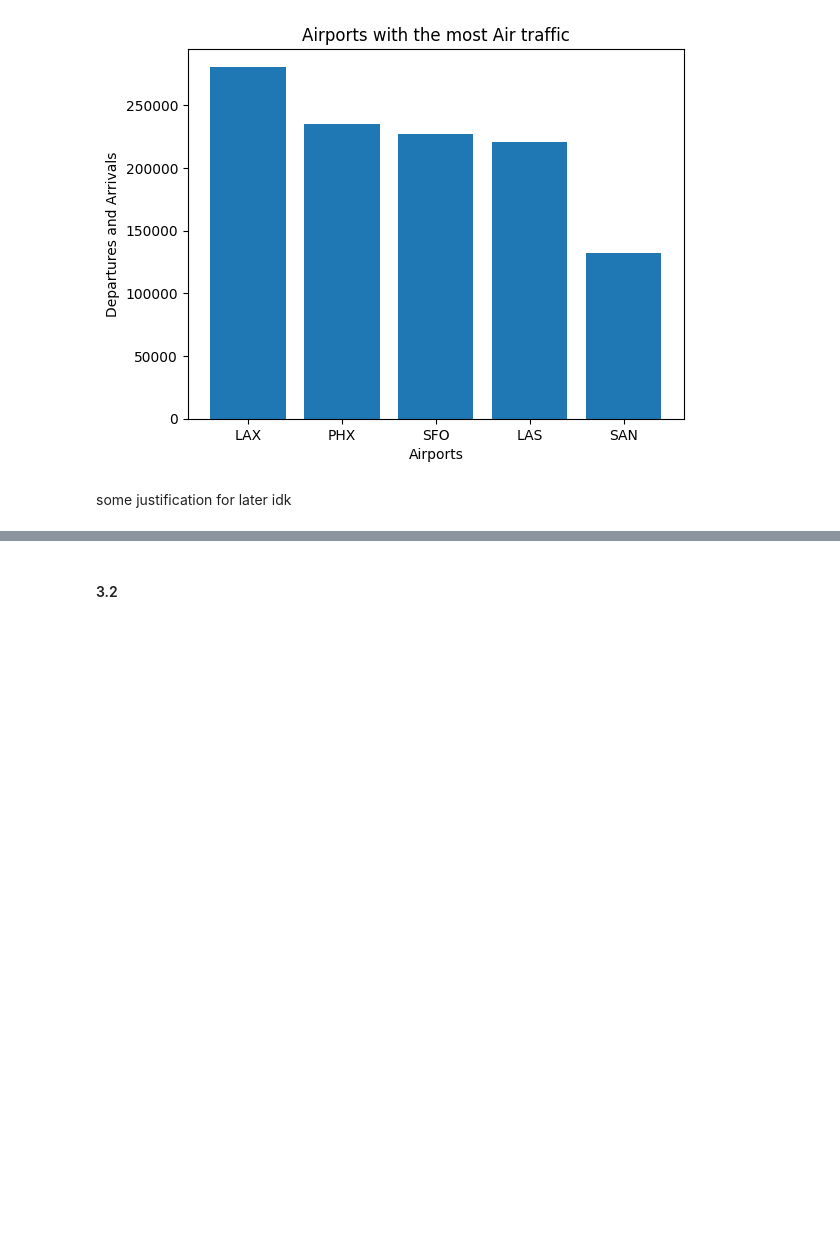
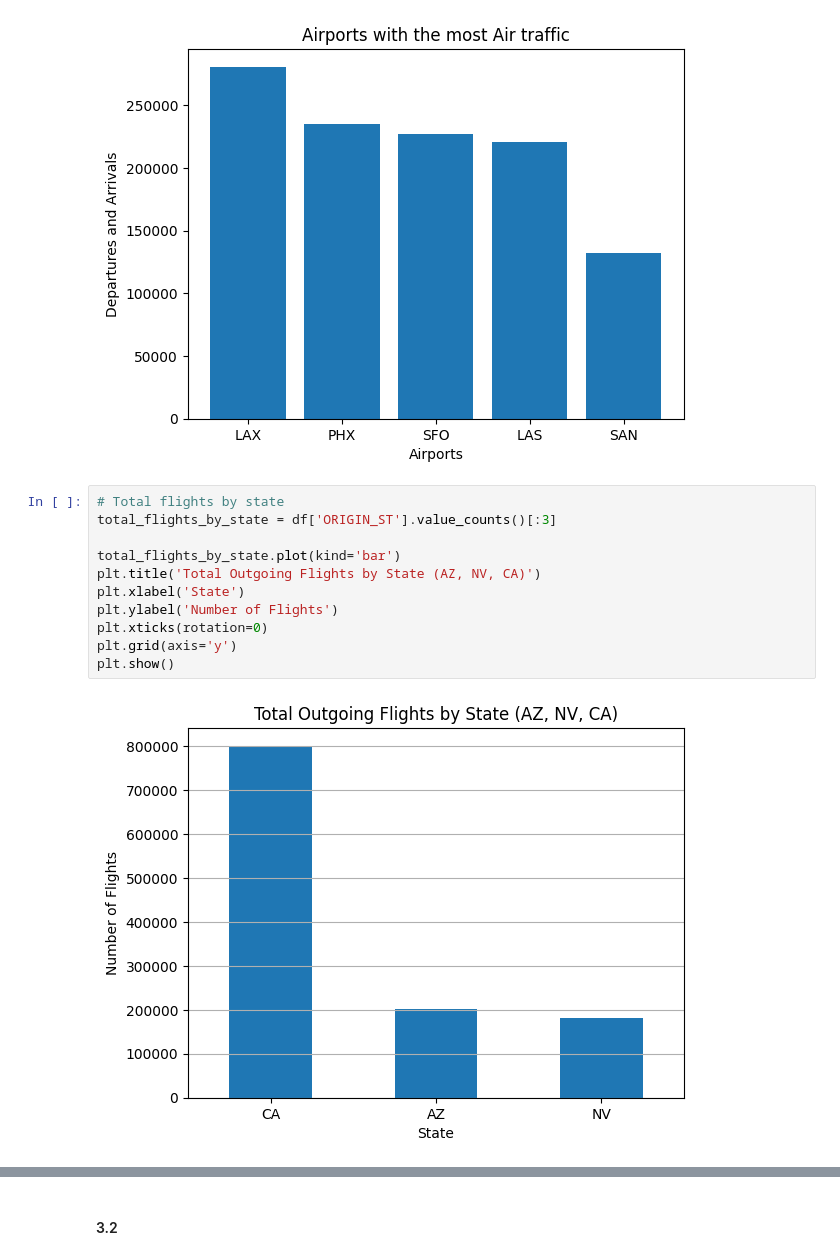
Before and after one commit to ayushzenith/practicum_1, a Jupyter notebook: Practicum.1.Group.30.ipynb, the cells around one changed output, grey strips where cells are left out. Drawn from its saved outputs; the diff is of its cells as text; blank space fills up the shorter version.

```diff
--- a/Practicum.1.Group.30.ipynb
+++ b/Practicum.1.Group.30.ipynb
@@ -317,5 +319,16 @@ plt.title('Airports with the most Air traffic')
 plt.show()
 # %% [output]
 [figure]
-# %% [markdown]
-some justification for later idk
+# %%
+# Total flights by state
+total_flights_by_state = df['ORIGIN_ST'].value_counts()[:3]
+
+total_flights_by_state.plot(kind='bar')
+plt.title('Total Outgoing Flights by State (AZ, NV, CA)')
+plt.xlabel('State')
+plt.ylabel('Number of Flights')
+plt.xticks(rotation=0)
+plt.grid(axis='y')
+plt.show()
+# %% [output]
+[figure, added]
```
Also changed, not shown: parts of 8 cells of this notebook.
